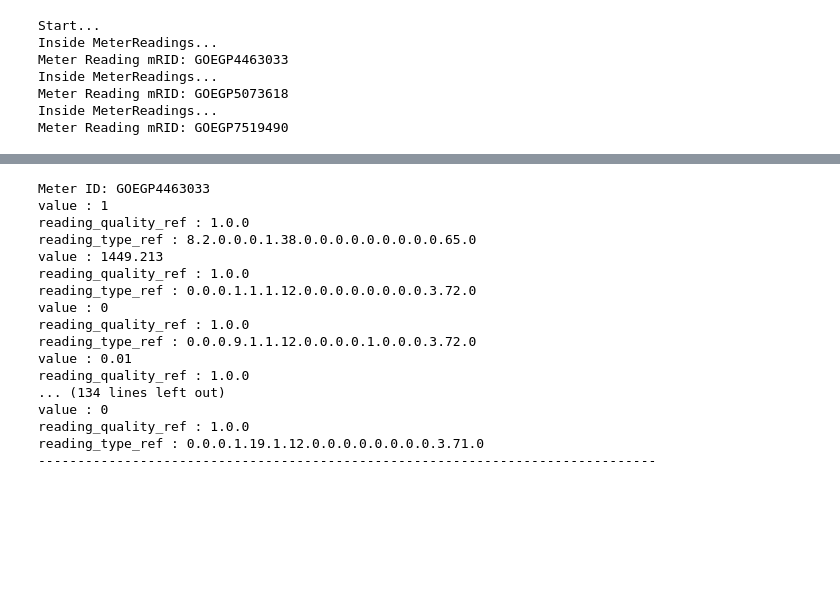
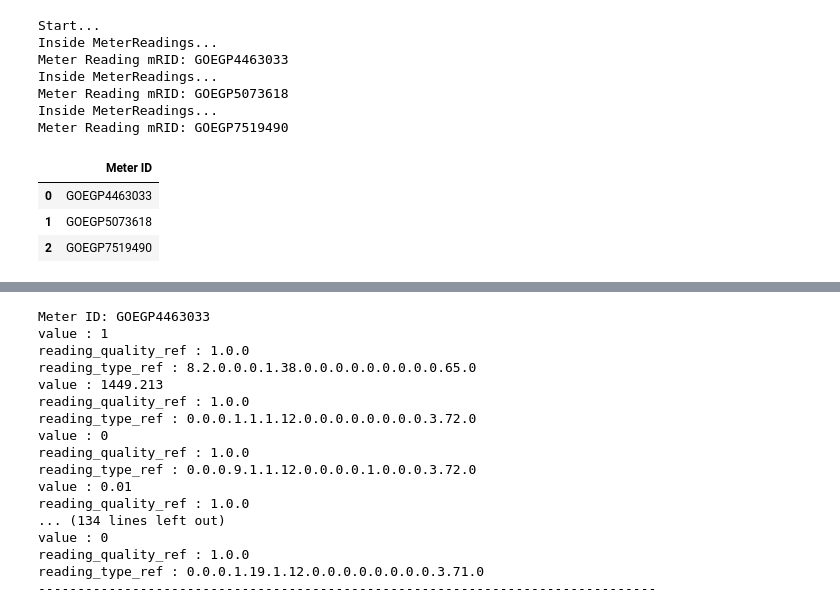
Before and after one commit to ratankj/EDF_XML_CODE, a Jupyter notebook: py_xml_code.ipynb, the cells around one changed output, grey strips where cells are left out. Drawn from its saved outputs; the diff is of its cells as text; code cells hidden in the pictures; blank space fills up the shorter version.

```diff
--- a/py_xml_code.ipynb
+++ b/py_xml_code.ipynb
@@ -65,3 +78,10 @@ Inside MeterReadings...
 Meter Reading mRID: GOEGP5073618
 Inside MeterReadings...
 Meter Reading mRID: GOEGP7519490
+# %%
+df.head()
+# %% [output]
+|  | Meter ID |
+| 0 | GOEGP4463033 |
+| 1 | GOEGP5073618 |
+| 2 | GOEGP7519490 |
```
Also changed, not shown: parts of 11 cells of this notebook, 1 other file.
